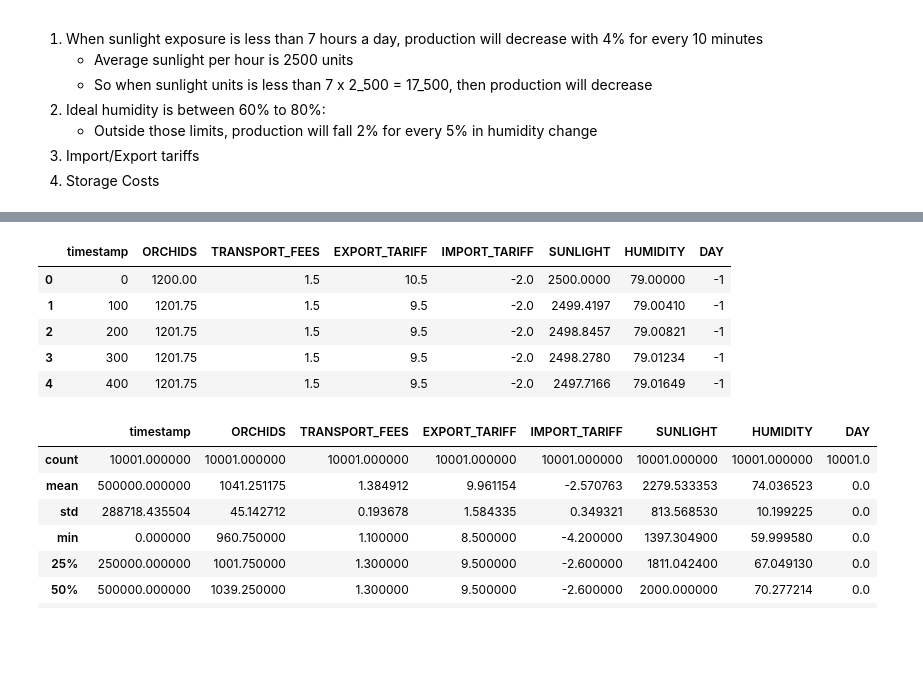
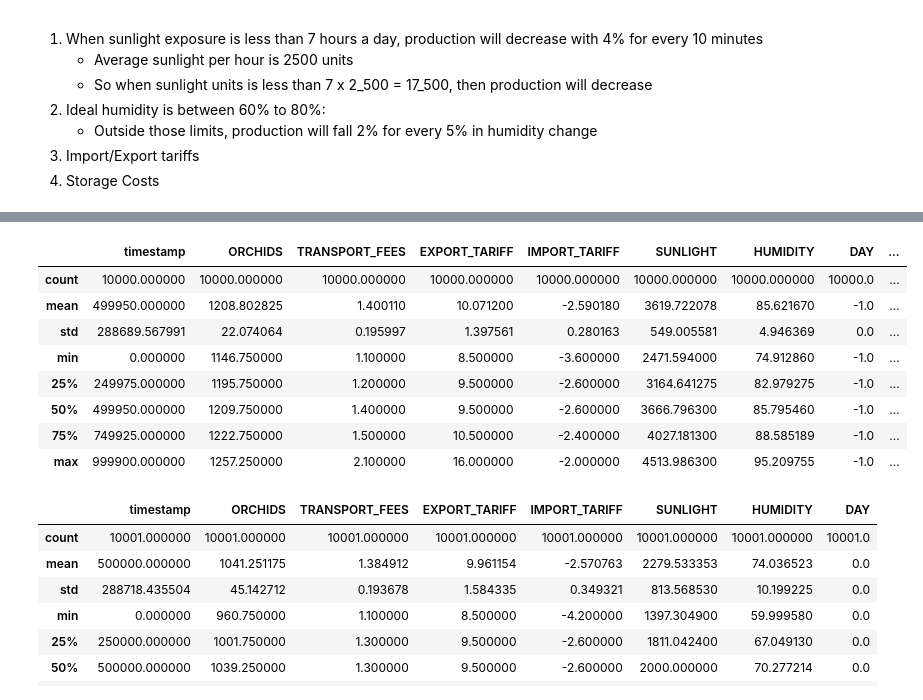
Before and after one commit to josephxiao8/prosperity2, a Jupyter notebook: joshua-notebooks/Round 2.ipynb, the cells around one changed output, grey strips where cells are left out. Drawn from its saved outputs; the diff is of its cells as text; code cells hidden in the pictures; blank space fills up the shorter version.

```diff
--- a/joshua-notebooks/Round 2.ipynb
+++ b/joshua-notebooks/Round 2.ipynb
@@ -34,14 +34,17 @@ pricesByDay = {}
 for day in [-1, 0, 1]:
     pricesByDay[day] = pd.read_csv(f"../csv/round-2-island-data-bottle/prices_round_2_day_{day}.csv", sep=';')
 # %%
-pricesByDay[-1].head()
+pricesByDay[-1].describe()
 # %% [output]
-|  | timestamp | ORCHIDS | TRANSPORT_FEES | EXPORT_TARIFF | IMPORT_TARIFF | SUNLIGHT | HUMIDITY | DAY |
-| 0 | 0 | 1200.00 | 1.5 | 10.5 | -2.0 | 2500.0000 | 79.00000 | -1 |
-| 1 | 100 | 1201.75 | 1.5 | 9.5 | -2.0 | 2499.4197 | 79.00410 | -1 |
-| 2 | 200 | 1201.75 | 1.5 | 9.5 | -2.0 | 2498.8457 | 79.00821 | -1 |
-| 3 | 300 | 1201.75 | 1.5 | 9.5 | -2.0 | 2498.2780 | 79.01234 | -1 |
-| 4 | 400 | 1201.75 | 1.5 | 9.5 | -2.0 | 2497.7166 | 79.01649 | -1 |
+|  | timestamp | ORCHIDS | TRANSPORT_FEES | EXPORT_TARIFF | IMPORT_TARIFF | SUNLIGHT | HUMIDITY | DAY | ... |
+| count | 10000.000000 | 10000.000000 | 10000.000000 | 10000.000000 | 10000.000000 | 10000.000000 | 10000.000000 | 10000.0 | ... |
+| mean | 499950.000000 | 1208.802825 | 1.400110 | 10.071200 | -2.590180 | 3619.722078 | 85.621670 | -1.0 | ... |
+| std | 288689.567991 | 22.074064 | 0.195997 | 1.397561 | 0.280163 | 549.005581 | 4.946369 | 0.0 | ... |
+| min | 0.000000 | 1146.750000 | 1.100000 | 8.500000 | -3.600000 | 2471.594000 | 74.912860 | -1.0 | ... |
+| 25% | 249975.000000 | 1195.750000 | 1.200000 | 9.500000 | -2.600000 | 3164.641275 | 82.979275 | -1.0 | ... |
+| 50% | 499950.000000 | 1209.750000 | 1.400000 | 9.500000 | -2.600000 | 3666.796300 | 85.795460 | -1.0 | ... |
+| 75% | 749925.000000 | 1222.750000 | 1.500000 | 10.500000 | -2.400000 | 4027.181300 | 88.585189 | -1.0 | ... |
+| max | 999900.000000 | 1257.250000 | 2.100000 | 16.000000 | -2.000000 | 4513.986300 | 95.209755 | -1.0 | ... |
 # %%
 pricesByDay[0].describe()
 # %% [output]
```
Also changed, not shown: parts of 3 cells of this notebook, 1 other file.
